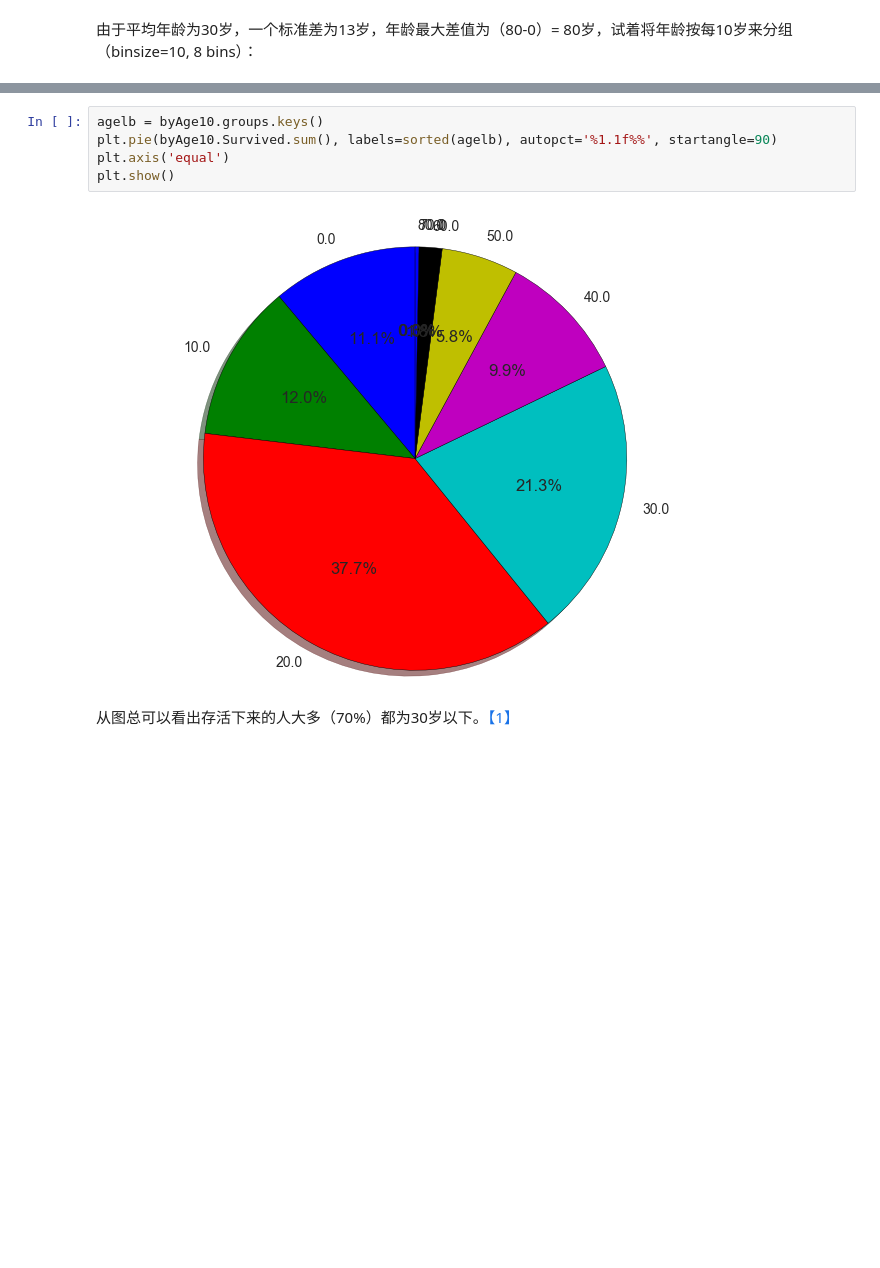
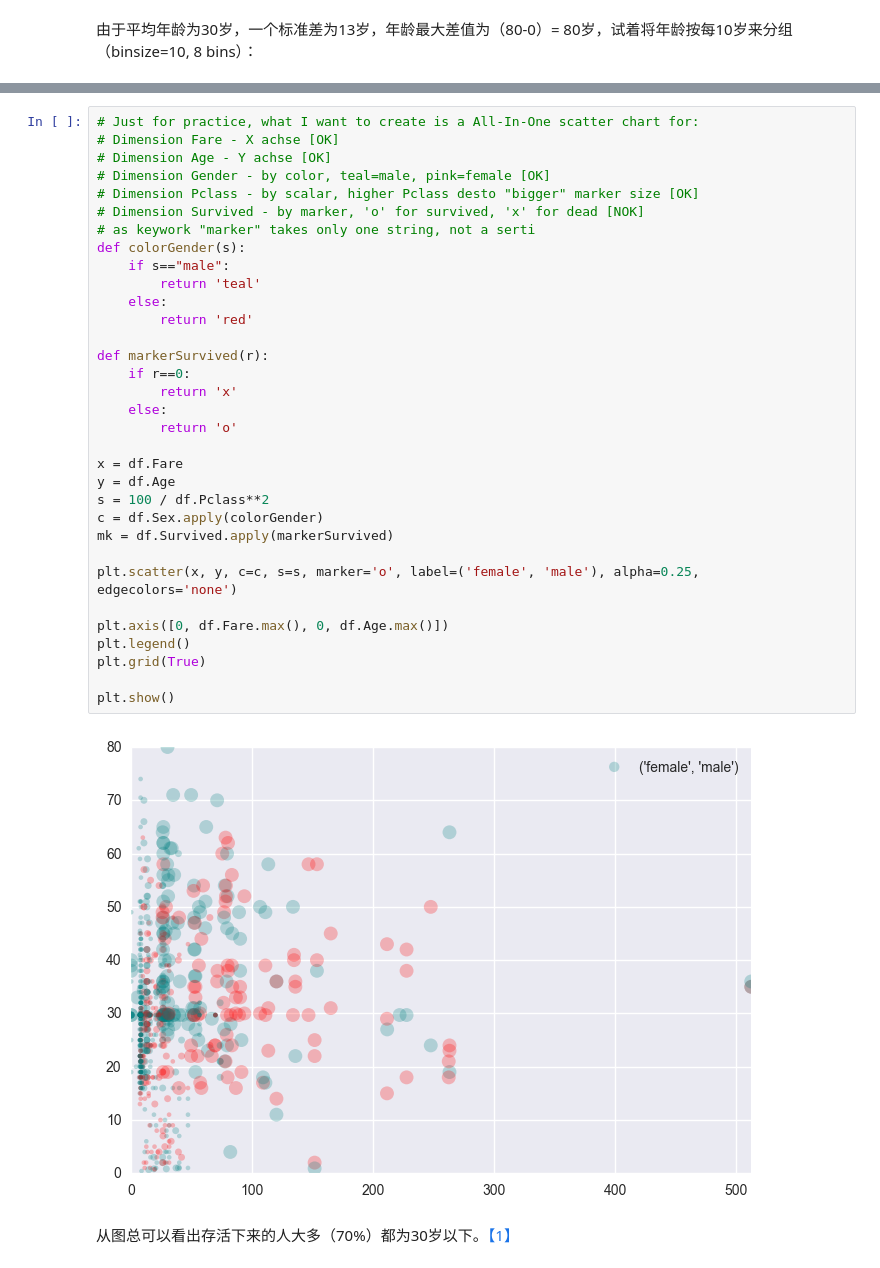
Before and after one commit to deCHN/DA-P2, a Jupyter notebook: titanic_data_explore.ipynb, the cells around one changed output, grey strips where cells are left out. Drawn from its saved outputs; the diff is of its cells as text; blank space fills up the shorter version.

```diff
--- a/titanic_data_explore.ipynb
+++ b/titanic_data_explore.ipynb
@@ -312,9 +311,37 @@ dtype: float64
-# %%
-agelb = byAge10.groups.keys()
-plt.pie(byAge10.Survived.sum(), labels=sorted(agelb), autopct='%1.1f%%', startangle=90)
-plt.axis('equal')
-plt.show()
-# %% [output]
-[figure, removed]
+# %%
+# Just for practice, what I want to create is a All-In-One scatter chart for:
+# Dimension Fare - X achse [OK]
+# Dimension Age - Y achse [OK]
+# Dimension Gender - by color, teal=male, pink=female [OK]
+# Dimension Pclass - by scalar, higher Pclass desto "bigger" marker size [OK]
+# Dimension Survived - by marker, 'o' for survived, 'x' for dead [NOK]
+# as keywork "marker" takes only one string, not a serti
+def colorGender(s):
+    if s=="male":
+        return 'teal'
+    else:
+        return 'red'
+
+def markerSurvived(r):
+    if r==0:
+        return 'x'
+    else:
+        return 'o'
+
+x = df.Fare
+y = df.Age
+s = 100 / df.Pclass**2
+c = df.Sex.apply(colorGender)
+mk = df.Survived.apply(markerSurvived)
+
+plt.scatter(x, y, c=c, s=s, marker='o', label=('female', 'male'), alpha=0.25, edgecolors='none')
+
+plt.axis([0, df.Fare.max(), 0, df.Age.max()])
+plt.legend()
+plt.grid(True)
+
+plt.show()
+# %% [output]
+[figure, added]
 # %% [markdown]
 从图总可以看出存活下来的人大多（70%）都为30岁以下。<a id="refnote1" href="#note1" style="text-decoration: none">【1】</a>
```
Also changed, not shown: parts of 7 cells of this notebook.
